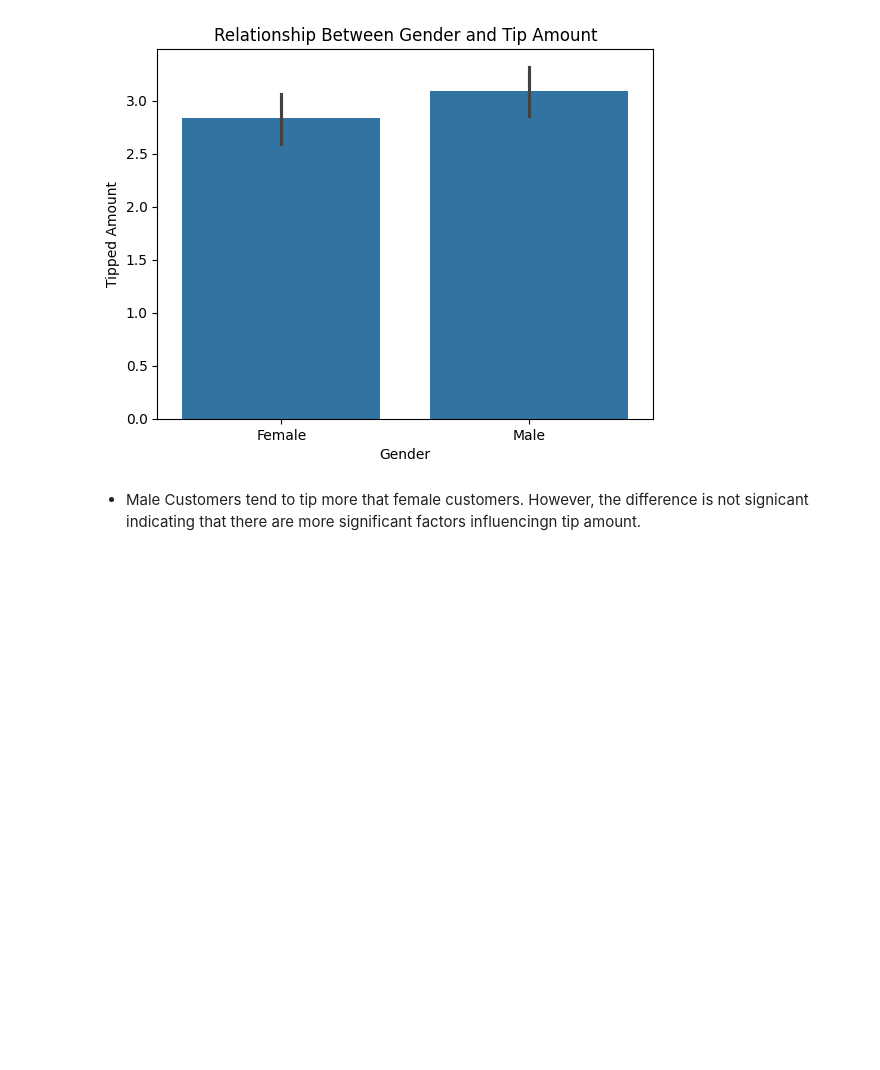
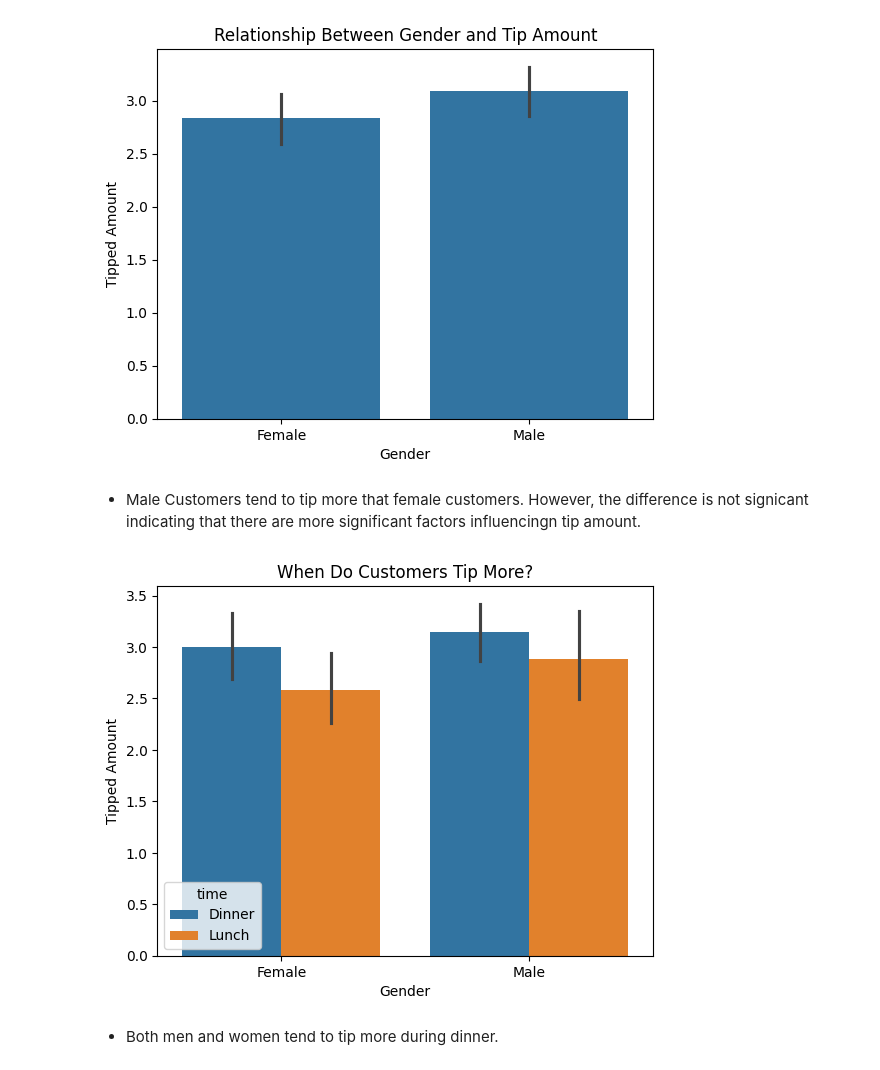
Before and after one commit to mut-rogers/tipsEDA, a Jupyter notebook: tips.ipynb, the cells around one changed output. Drawn from its saved outputs; the diff is of its cells as text; code cells hidden in the pictures; blank space fills up the shorter version.

```diff
--- a/tips.ipynb
+++ b/tips.ipynb
@@ -273,3 +273,10 @@ set_xylabels("Gender", "Tipped Amount", "Relationship Between Gender and Tip Amo
 [figure]
 # %% [markdown]
 - Male Customers tend to tip more that female customers. However, the difference is not signicant indicating that there are more significant factors influencingn tip amount.
+# %%
+sns.barplot(tips_dataset, x="sex", y="tip", hue="time")
+set_xylabels("Gender", "Tipped Amount", "When Do Customers Tip More?")
+# %% [output]
+[figure, added]
+# %% [markdown]
+- Both men and women tend to tip more during dinner.
```
Also changed, not shown: parts of 1 cell of this notebook.
